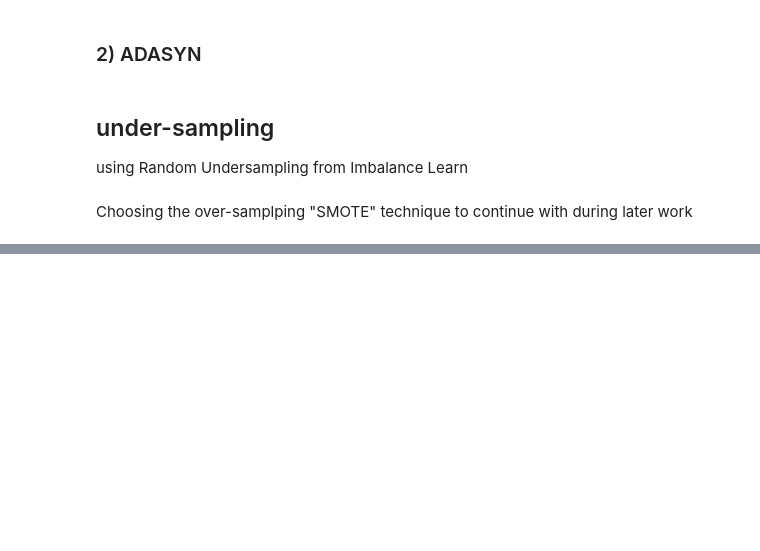
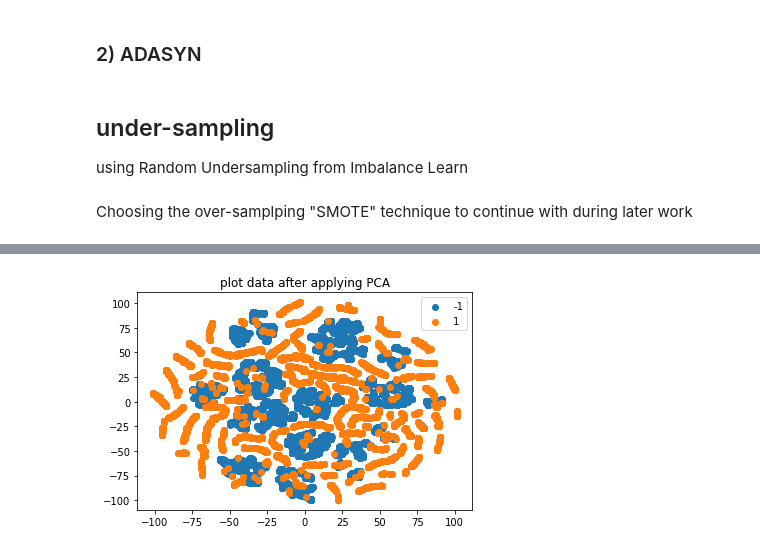
Before and after one commit to HadyKh/Crowd-Sensing-Classification, a Jupyter notebook: Code.ipynb, the cells around one changed output, grey strips where cells are left out. Cells and saved outputs as stored; diff of their text form; code cells hidden in the pictures; blank space fills up the shorter version.

```diff
--- a/Code.ipynb
+++ b/Code.ipynb
@@ -659,0 +598,5 @@ So, I will complete the rest of the project using it.
+# %%
+from sklearn.manifold import TSNE
+# Applying T-SNE to be able to visualize
+reduced_train =  TSNE(n_components=2, random_state=0).fit_transform(x_res_sm)
+reduced_test =  TSNE(n_components=2, random_state=0).fit_transform(xtest)
@@ -659,0 +616,4 @@ So, I will complete the rest of the project using it.
+# %%
+plotDataset(reduced_train, y_res_sm.iloc[:, 0], "plot data after applying PCA")
+# %% [output]
+[figure, added]
```
Also changed, not shown: parts of 77 cells of this notebook.
